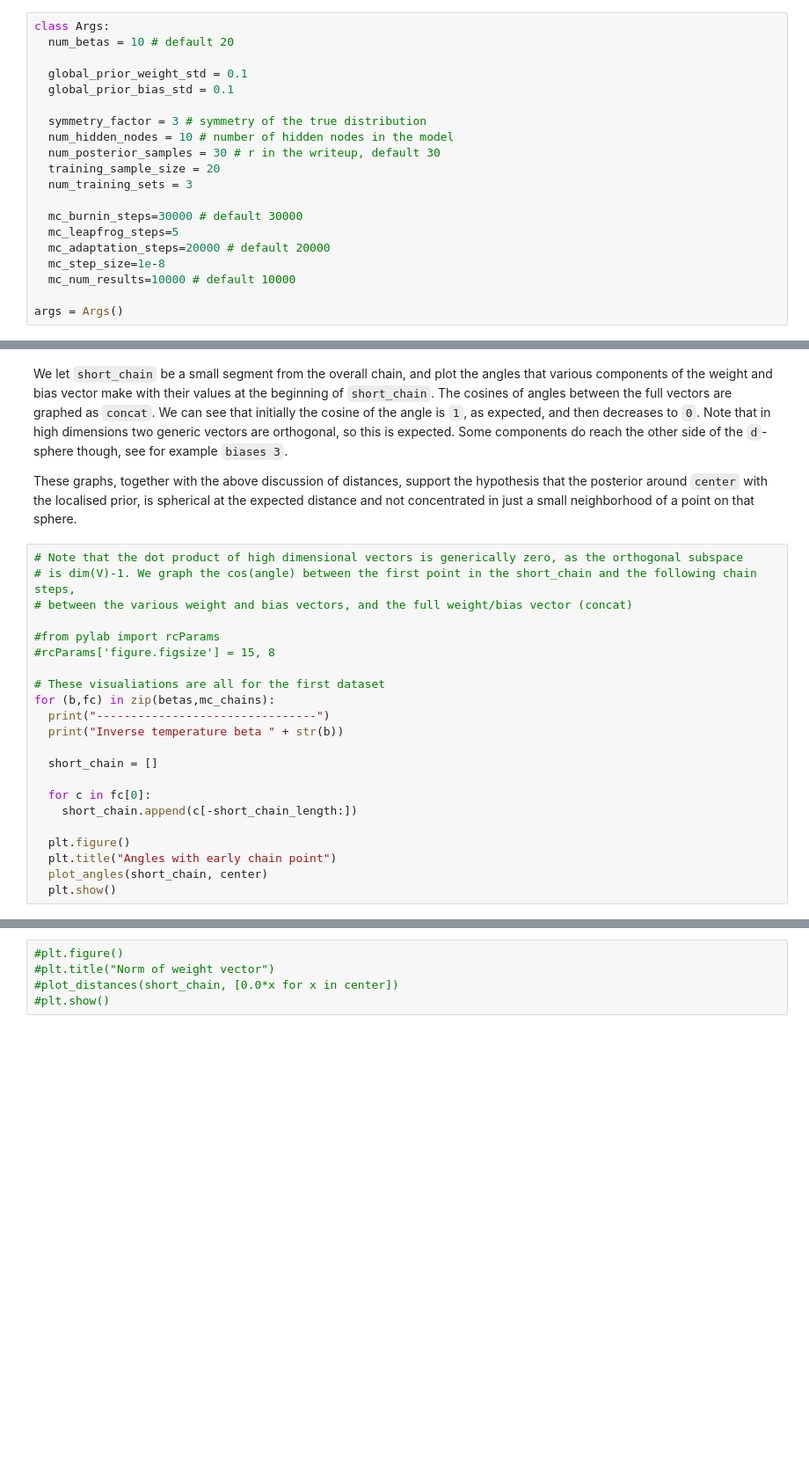
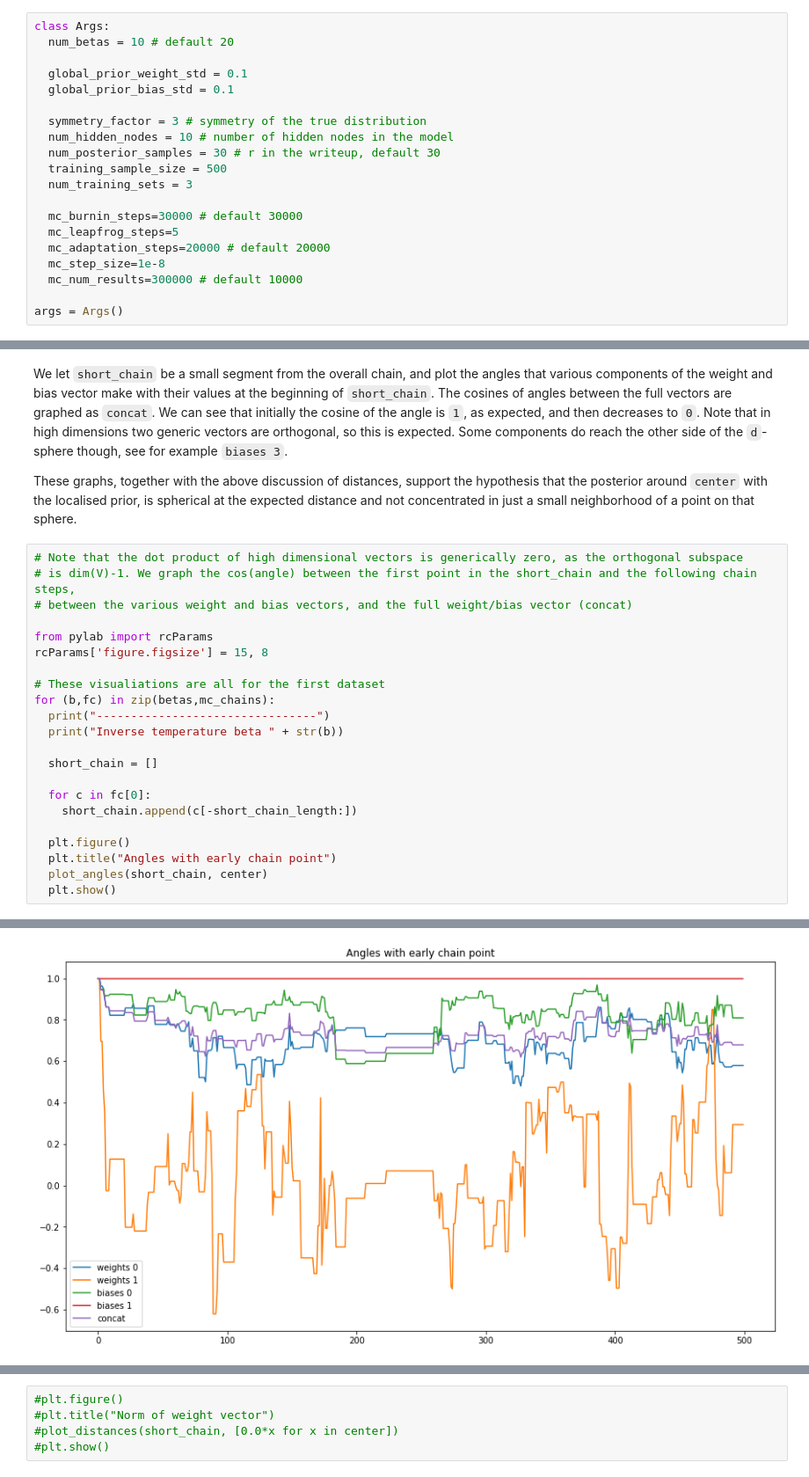
Before and after one commit to suswei/RLCT, a Jupyter notebook: notebooks/MCMC-Symmetry.ipynb, the cells around one changed output, grey strips where cells are left out. Shown at 88% size. Drawn from its saved outputs; the diff is of its cells as text; blank space fills up the shorter version.

```diff
--- a/notebooks/MCMC-Symmetry.ipynb
+++ b/notebooks/MCMC-Symmetry.ipynb
@@ -32,14 +32,14 @@ class Args:
   symmetry_factor = 3 # symmetry of the true distribution
   num_hidden_nodes = 10 # number of hidden nodes in the model
   num_posterior_samples = 30 # r in the writeup, default 30
-  training_sample_size = 20
+  training_sample_size = 500
   num_training_sets = 3
 
   mc_burnin_steps=30000 # default 30000
   mc_leapfrog_steps=5
   mc_adaptation_steps=20000 # default 20000
   mc_step_size=1e-8
-  mc_num_results=10000 # default 10000
+  mc_num_results=300000 # default 10000
 
 args = Args()
 # %%
@@ -633,8 +669,8 @@ These graphs, together with the above discussion of distances, support the hypot
 # is dim(V)-1. We graph the cos(angle) between the first point in the short_chain and the following chain steps,
 # between the various weight and bias vectors, and the full weight/bias vector (concat)
 
-#from pylab import rcParams
-#rcParams['figure.figsize'] = 15, 8
+from pylab import rcParams
+rcParams['figure.figsize'] = 15, 8
 
 # These visualiations are all for the first dataset
 for (b,fc) in zip(betas,mc_chains):
@@ -650,3 +686,4 @@ for (b,fc) in zip(betas,mc_chains):
   plt.title("Angles with early chain point")
   plot_angles(short_chain, center)
   plt.show()
+# %% [output]
@@ -652,0 +692 @@ for (b,fc) in zip(betas,mc_chains):
+[figure, added]
```
Also changed, not shown: parts of 9 cells of this notebook.
